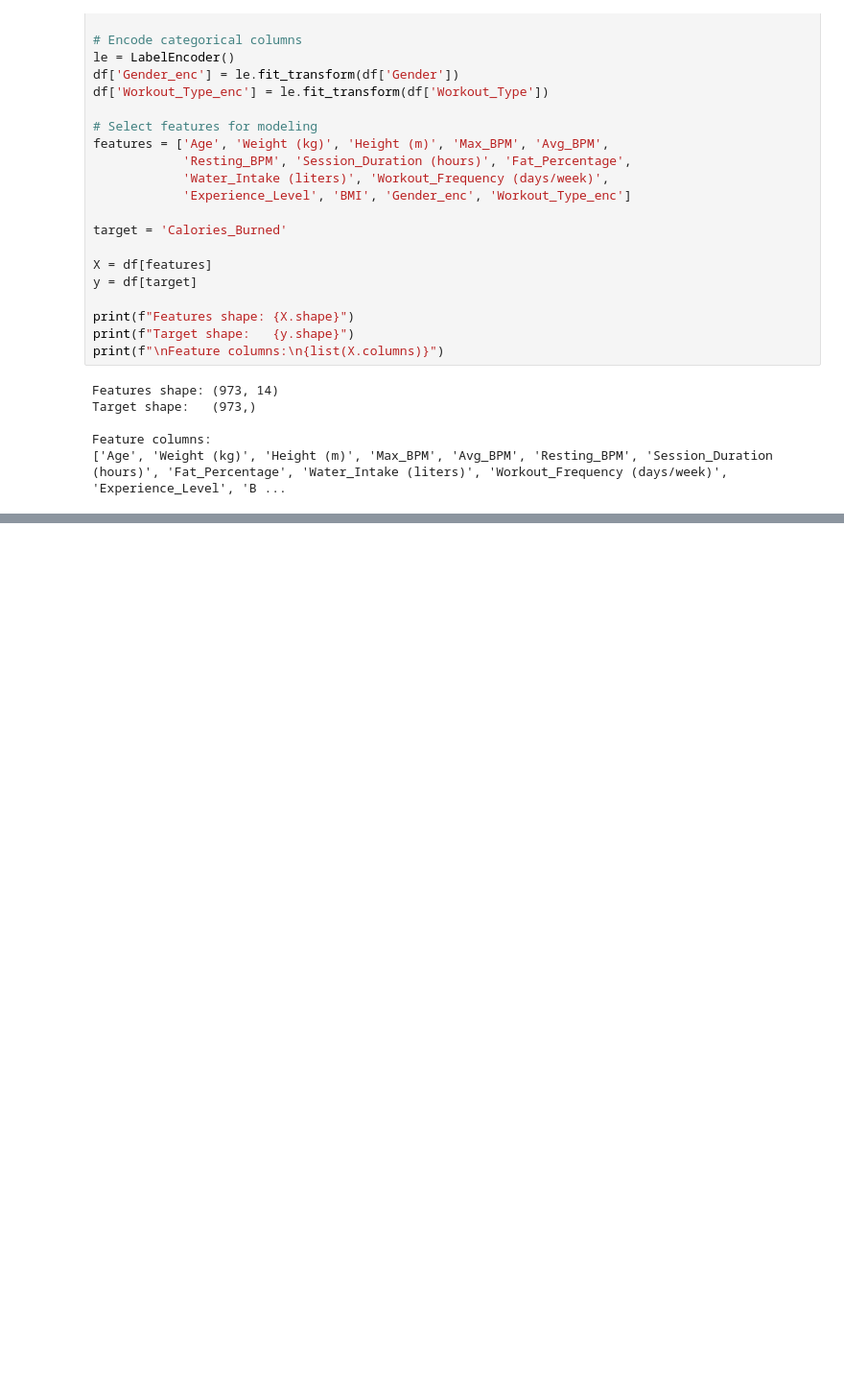
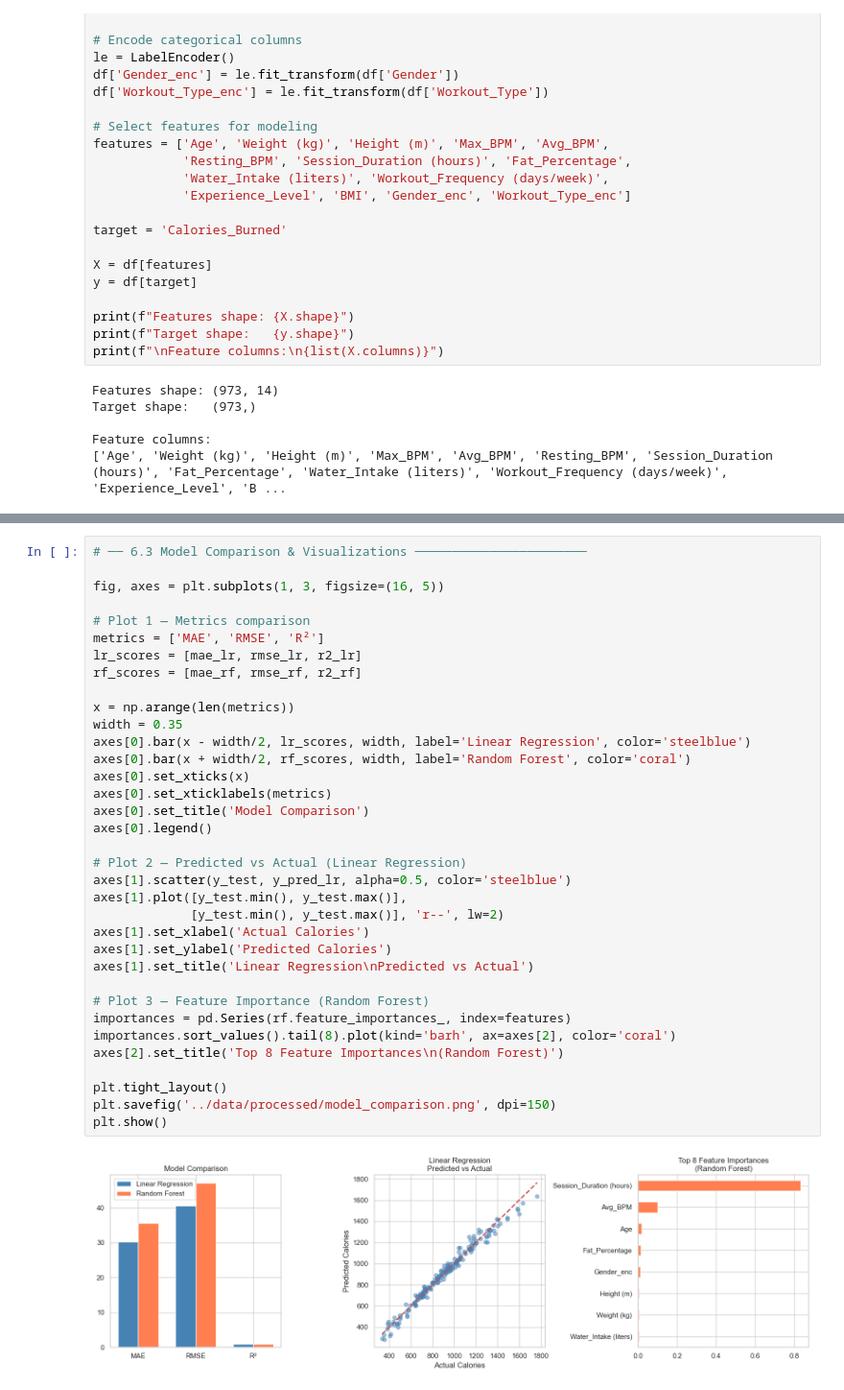
Before and after one commit to BiserNikolov/fitness-calories-prediction, a Jupyter notebook: notebooks/01_fitness_calories_prediction.ipynb, the cells around one changed output, grey strips where cells are left out. Shown at 96% size. Drawn from its saved outputs; the diff is of its cells as text; blank space fills up the shorter version.

Commit message:
final: complete notebook - Linear Regression R2=0.98, all sections done

```diff
--- a/notebooks/01_fitness_calories_prediction.ipynb
+++ b/notebooks/01_fitness_calories_prediction.ipynb
@@ -266,0 +322,37 @@ Feature columns:
+# %%
+# ── 6.3 Model Comparison & Visualizations ───────────────────────
+
+fig, axes = plt.subplots(1, 3, figsize=(16, 5))
+
+# Plot 1 — Metrics comparison
+metrics = ['MAE', 'RMSE', 'R²']
+lr_scores = [mae_lr, rmse_lr, r2_lr]
+rf_scores = [mae_rf, rmse_rf, r2_rf]
+
+x = np.arange(len(metrics))
+width = 0.35
+axes[0].bar(x - width/2, lr_scores, width, label='Linear Regression', color='steelblue')
+axes[0].bar(x + width/2, rf_scores, width, label='Random Forest', color='coral')
+axes[0].set_xticks(x)
+axes[0].set_xticklabels(metrics)
+axes[0].set_title('Model Comparison')
+axes[0].legend()
+
+# Plot 2 — Predicted vs Actual (Linear Regression)
+axes[1].scatter(y_test, y_pred_lr, alpha=0.5, color='steelblue')
+axes[1].plot([y_test.min(), y_test.max()],
+             [y_test.min(), y_test.max()], 'r--', lw=2)
+axes[1].set_xlabel('Actual Calories')
+axes[1].set_ylabel('Predicted Calories')
+axes[1].set_title('Linear Regression\nPredicted vs Actual')
+
+# Plot 3 — Feature Importance (Random Forest)
+importances = pd.Series(rf.feature_importances_, index=features)
+importances.sort_values().tail(8).plot(kind='barh', ax=axes[2], color='coral')
+axes[2].set_title('Top 8 Feature Importances\n(Random Forest)')
+
+plt.tight_layout()
+plt.savefig('../data/processed/model_comparison.png', dpi=150)
+plt.show()
+# %% [output]
+[figure, added]
```
Also changed, not shown: parts of 4 cells of this notebook, 2 other files.
